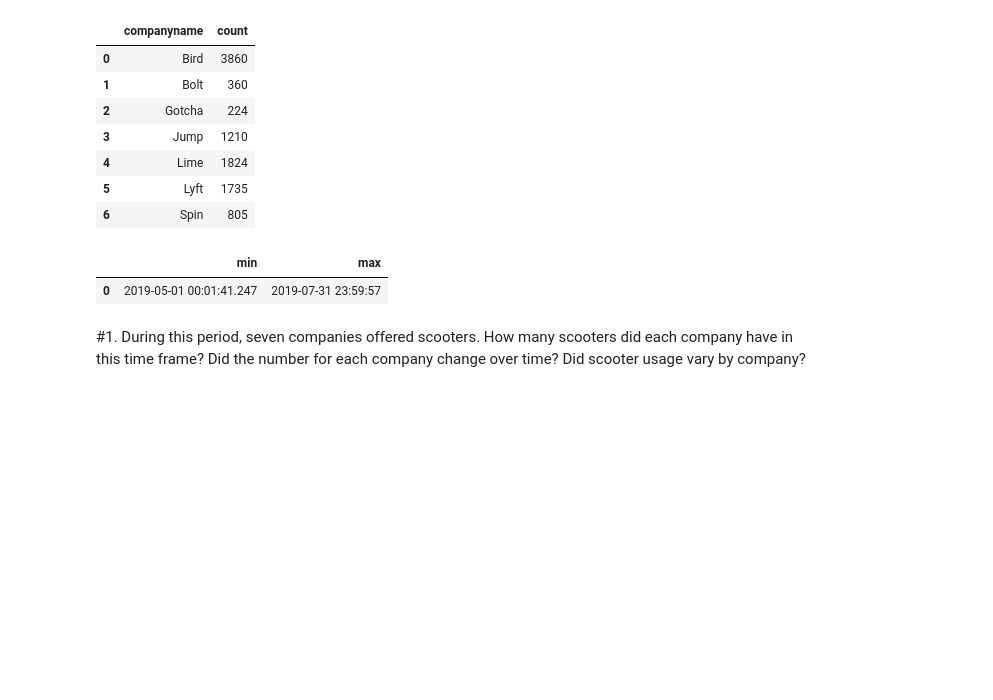
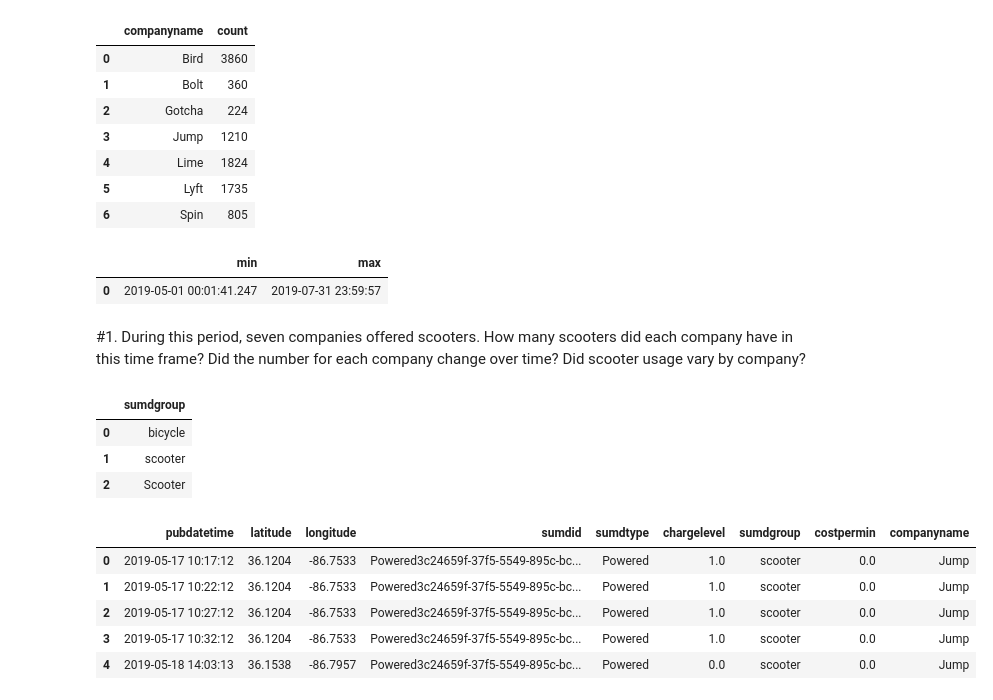
Before and after one commit to NSS-Data-Analytics-Cohort-10/scooters-group-3, a Jupyter notebook: notebooks/Untitled.ipynb, the cells around one changed output. Saved outputs shown, nothing was run; the diff lists cells and outputs as text; code cells hidden in the pictures; blank space fills up the shorter version.

```diff
--- a/notebooks/Untitled.ipynb
+++ b/notebooks/Untitled.ipynb
@@ -133,3 +133,44 @@ scooterstimeframe
 | 0 | 2019-05-01 00:01:41.247 | 2019-07-31 23:59:57 |
 # %% [markdown]
 #1. During this period, seven companies offered scooters. How many scooters did each company have in this time frame? Did the number for each company change over time? Did scooter usage vary by company?
+# %%
+SUMGRP ='''
+
+SELECT SUMDGROUP
+
+FROM scooters
+
+GROUP BY SUMDGROUP
+
+'''
+GROUPTYPE = pd.read_sql_query(SUMGRP, engine)
+
+GROUPTYPE
+# %% [output]
+|  | sumdgroup |
+| 0 | bicycle |
+| 1 | scooter |
+| 2 | Scooter |
+# %%
+JUSTSCOOTERS = '''
+
+SELECT *
+
+FROM scooters
+
+WHERE UPPER(SUMDGROUP) = 'SCOOTER'
+
+AND SUMDID = 'Powered3c24659f-37f5-5549-895c-bccf6d1ab656'
+
+'''
+
+SCOOTERSONLY = pd.read_sql_query(JUSTSCOOTERS , engine)
+
+SCOOTERSONLY.head()
+# %% [output]
+|  | pubdatetime | latitude | longitude | sumdid | sumdtype | chargelevel | sumdgroup | costpermin | companyname |
+| 0 | 2019-05-17 10:17:12 | 36.1204 | -86.7533 | Powered3c24659f-37f5-5549-895c-bc... | Powered | 1.0 | scooter | 0.0 | Jump |
+| 1 | 2019-05-17 10:22:12 | 36.1204 | -86.7533 | Powered3c24659f-37f5-5549-895c-bc... | Powered | 1.0 | scooter | 0.0 | Jump |
+| 2 | 2019-05-17 10:27:12 | 36.1204 | -86.7533 | Powered3c24659f-37f5-5549-895c-bc... | Powered | 1.0 | scooter | 0.0 | Jump |
+| 3 | 2019-05-17 10:32:12 | 36.1204 | -86.7533 | Powered3c24659f-37f5-5549-895c-bc... | Powered | 1.0 | scooter | 0.0 | Jump |
+| 4 | 2019-05-18 14:03:13 | 36.1538 | -86.7957 | Powered3c24659f-37f5-5549-895c-bc... | Powered | 0.0 | scooter | 0.0 | Jump |
```
Also changed, not shown: parts of 7 cells of this notebook.
